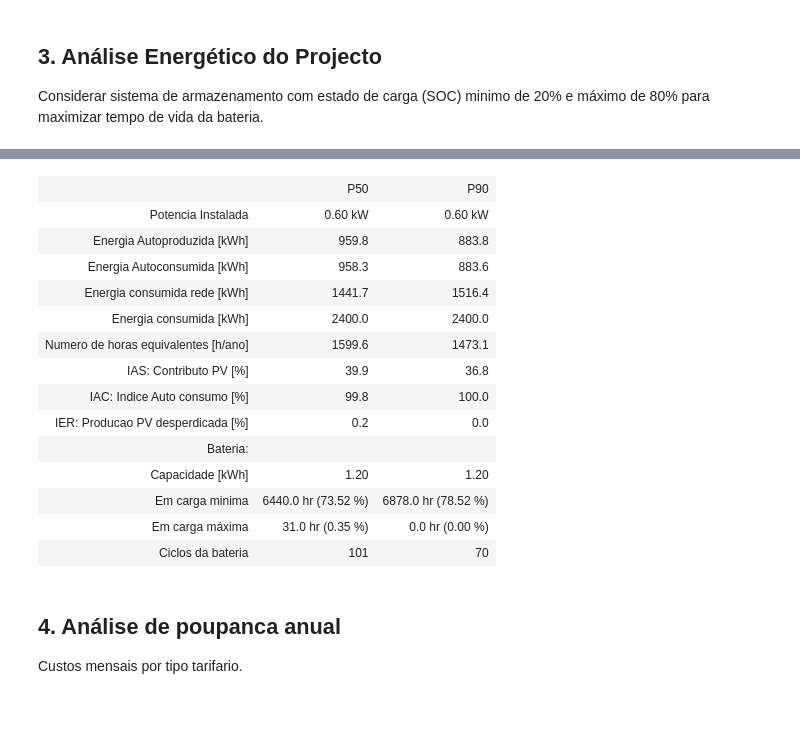
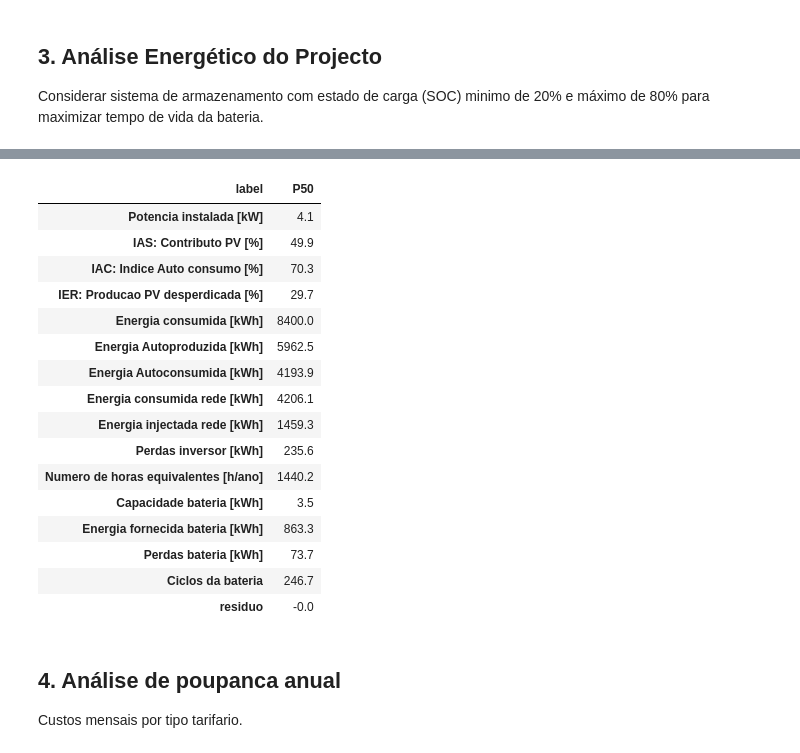
Before and after one commit to mig-l-f/ao-sol, a Jupyter notebook: docs/exemplos/Analise_UPAC_com_bateria.ipynb, the cells around one changed output, grey strips where cells are left out. Cells and saved outputs as stored; diff of their text form; code cells hidden in the pictures; blank space fills up the shorter version.

```diff
--- a/docs/exemplos/Analise_UPAC_com_bateria.ipynb
+++ b/docs/exemplos/Analise_UPAC_com_bateria.ipynb
@@ -144,14 +145,13 @@ Considerar sistema de armazenamento com estado de carga (SOC) minimo de 20% e m
 energia_armaz = []
 
 if analise_com_bateria:
-    bat = bateria.bateria(capacidade_bat, soc_min, soc_max)
-    bat_p90 = bateria.bateria(capacidade_bat, soc_min, soc_max)
+    bat = bateria.bateria(capacidade_bat, soc_min, soc_max, eficiencia_bateria)
 
     # data frames com armazenamento
     energia_armaz = consumo['consumo'].to_frame('consumo')
     energia_armaz = energia_armaz.join(producao, how="outer")
 
-    energia_armaz = ae.analisa_upac_com_armazenamento(energia_armaz, bat, True, bat_p90)
+    energia_armaz = ae.analisa_upac_com_armazenamento(energia_armaz, bat, eficiencia_inversor=eficiencia_inversor)
 # %%
 if analise_com_bateria:
     energia_armaz_mensal = energia_armaz.resample('M').sum()
@@ -168,23 +165,25 @@ if analise_com_bateria:
 # %%
 if analise_com_bateria:
-    indicadores_armaz, indicadores_armaz_p90 = ae.calcula_indicadores_autoconsumo_com_armazenamento(energia_armaz, bat, capacidade_instalada, True, bat_p90)
-    ae.print_tabela_indicadores_html(indicadores_armaz, indicadores_armaz_p90)
+    indicadores_armaz = ae.calcula_indicadores_autoconsumo(energia_armaz, capacidade_instalada, eficiencia_inversor, bat)
+    indicadores_armaz.print_html("P50")
 # %% [output]
-|  | P50 | P90 |
-| Potencia Instalada | 0.60 kW | 0.60 kW |
-| Energia Autoproduzida [kWh] | 959.8 | 883.8 |
-| Energia Autoconsumida [kWh] | 958.3 | 883.6 |
-| Energia consumida rede [kWh] | 1441.7 | 1516.4 |
-| Energia consumida [kWh] | 2400.0 | 2400.0 |
-| Numero de horas equivalentes [h/ano] | 1599.6 | 1473.1 |
-| IAS: Contributo PV [%] | 39.9 | 36.8 |
-| IAC: Indice Auto consumo [%] | 99.8 | 100.0 |
-| IER: Producao PV desperdicada [%] | 0.2 | 0.0 |
-| Bateria: |  |  |
-| Capacidade [kWh] | 1.20 | 1.20 |
-| Em carga minima | 6440.0 hr (73.52 %) | 6878.0 hr (78.52 %) |
-| Em carga máxima | 31.0 hr (0.35 %) | 0.0 hr (0.00 %) |
-| Ciclos da bateria | 101 | 70 |
+| label | P50 |
+| Potencia instalada [kW] | 4.1 |
+| IAS: Contributo PV [%] | 49.9 |
+| IAC: Indice Auto consumo [%] | 70.3 |
+| IER: Producao PV desperdicada [%] | 29.7 |
+| Energia consumida [kWh] | 8400.0 |
+| Energia Autoproduzida [kWh] | 5962.5 |
+| Energia Autoconsumida [kWh] | 4193.9 |
+| Energia consumida rede [kWh] | 4206.1 |
+| Energia injectada rede [kWh] | 1459.3 |
+| Perdas inversor [kWh] | 235.6 |
+| Numero de horas equivalentes [h/ano] | 1440.2 |
+| Capacidade bateria [kWh] | 3.5 |
+| Energia fornecida bateria [kWh] | 863.3 |
+| Perdas bateria [kWh] | 73.7 |
+| Ciclos da bateria | 246.7 |
+| residuo | -0.0 |
 # %% [markdown]
 ## 4. Análise de poupanca anual
 
```
Also changed, not shown: parts of 15 cells of this notebook, 11 other files.
